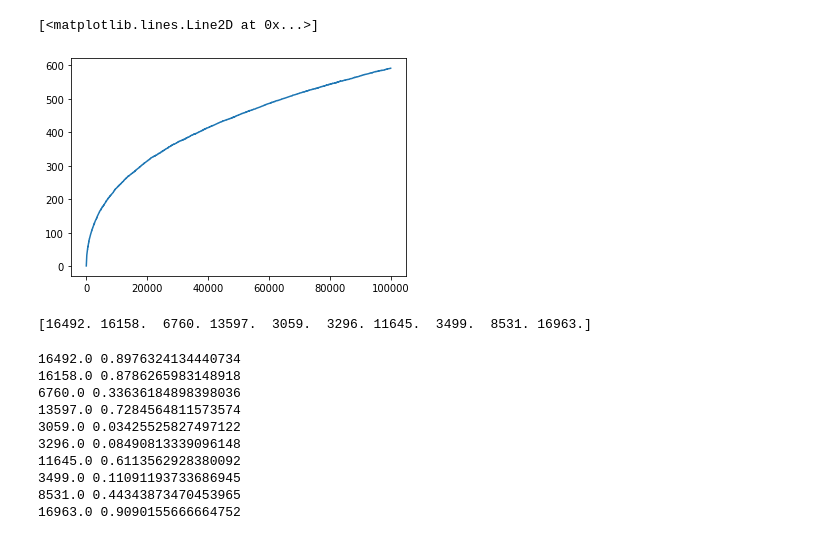
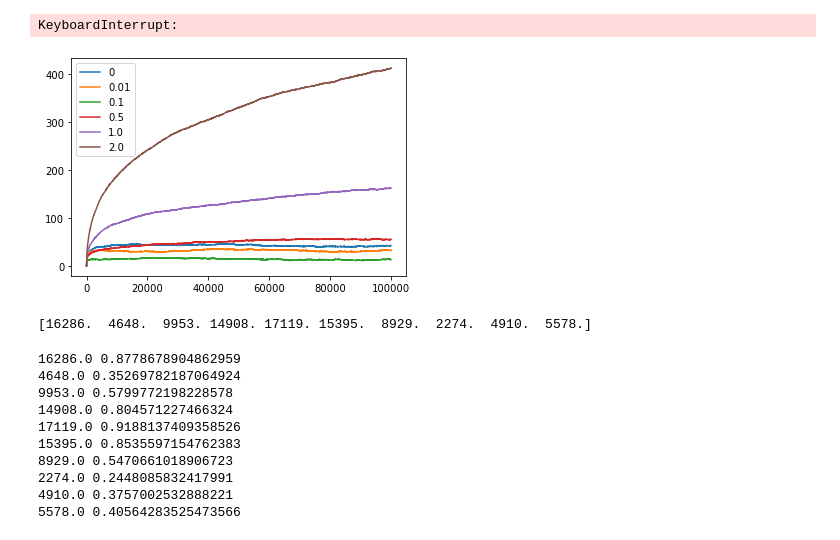
Before and after one commit to manish1596/Multi_Armed_Bandits, a Jupyter notebook: LinUCB.ipynb, the cells around one changed output. Drawn from its saved outputs; the diff is of its cells as text; code cells hidden in the pictures.

```diff
--- a/LinUCB.ipynb
+++ b/LinUCB.ipynb
@@ -48,32 +72,45 @@ d=5
 k=10
 T=int(1e5)
 #alpha= d*np.log(T)
-alpha=2.0
+alphas = [0.0, 0.01, 0.1, 0.5, 1.0, 2.0]
+
 theta = np.random.normal(loc=0, scale=1.0, size=(k, d, 1))
 for arm in range(k):
     theta[arm] = np.random.uniform(0.0,1.0)*theta[arm]/np.linalg.norm(theta[arm])
-player = LinUCB(T, d, k, alpha, theta)
-player.play()
+
+num_experiments = 10
+
+avg_regrets = [np.zeros(T) for i in range(6)]
+for e in range(num_experiments):
+    players = [LinUCB(T, d, k, alphas[i], theta) for i in range(6)]
+    for p in range(6):
+        players[p].play()
+        avg_regrets[p] = (float(e)/float(e+1))*avg_regrets[p] + (1.0/float(e+1))*np.array(players[p].regret_history)
+# %% [output]
+KeyboardInterrupt:
-# %%
-plt.plot(player.regret_history)
-# %% [output]
-[<matplotlib.lines.Line2D at 0x...>]
-[figure, removed]
+# %%
+for p in range(6):
+    plt.plot(avg_regrets[p])
+
+plt.legend(['0', '0.01', '0.1', '0.5', '1.0', '2.0'])
+plt.savefig("single_player_plot_averaged_scale_0p05.jpg", dpi=500, bbox="tight")
+# %% [output]
+[figure, added]
 # %%
-print(player.arm_sample_count)
+print(players[0].arm_sample_count)
 # %% [output]
-[16492. 16158.  6760. 13597.  3059.  3296. 11645.  3499.  8531. 16963.]
+[16286.  4648.  9953. 14908. 17119. 15395.  8929.  2274.  4910.  5578.]
 # %%
 for a in range(k):
-    print(player.arm_sample_count[a], np.linalg.norm(theta[a]))
+    print(players[0].arm_sample_count[a], np.linalg.norm(theta[a]))
 # %% [output]
-16492.0 0.8976324134440734
-16158.0 0.8786265983148918
-6760.0 0.33636184898398036
-13597.0 0.7284564811573574
-3059.0 0.03425525827497122
-3296.0 0.08490813339096148
-11645.0 0.6113562928380092
-3499.0 0.11091193733686945
-8531.0 0.44343873470453965
-16963.0 0.9090155666664752
+16286.0 0.8778678904862959
+4648.0 0.35269782187064924
+9953.0 0.5799772198228578
+14908.0 0.804571227466324
+17119.0 0.9188137409358526
+15395.0 0.8535597154762383
+8929.0 0.5470661018906723
+2274.0 0.2448085832417991
+4910.0 0.3757002532888221
+5578.0 0.40564283525473566
```
Also changed, not shown: parts of 6 cells of this notebook.
